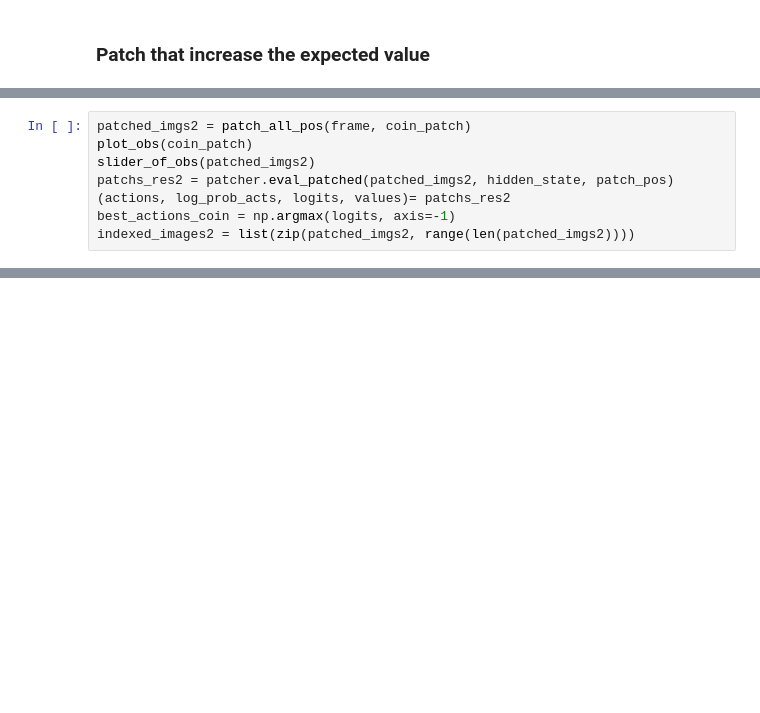
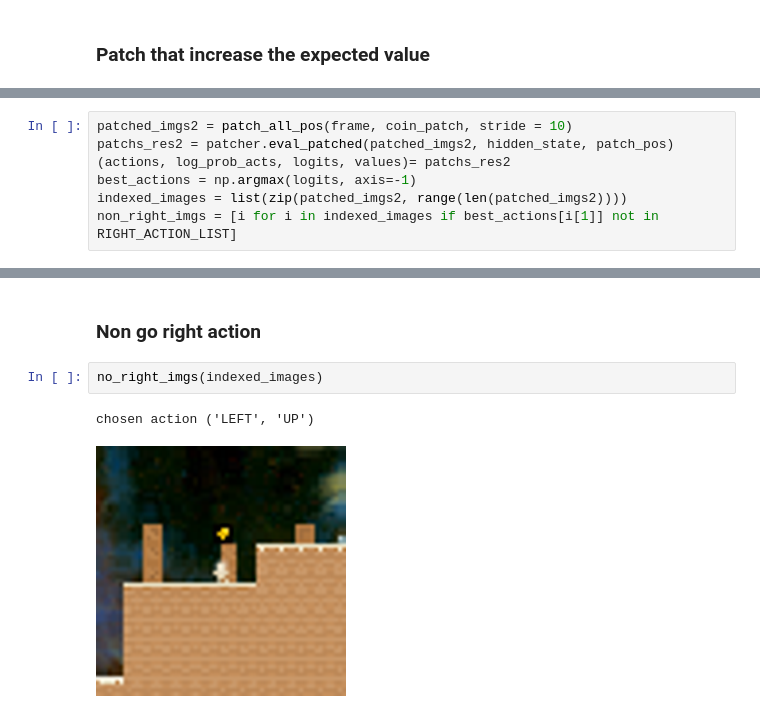
Before and after one commit to Butanium/coinrun-patchs, a Jupyter notebook: coinrun_interp.ipynb, the cells around one changed output, grey strips where cells are left out. Drawn from its saved outputs; the diff is of its cells as text; blank space fills up the shorter version.

```diff
--- a/coinrun_interp.ipynb
+++ b/coinrun_interp.ipynb
@@ -752,8 +752,7 @@ best action: ('RIGHT',)
 # %%
-patched_imgs2 = patch_all_pos(frame, coin_patch)
-plot_obs(coin_patch)
-slider_of_obs(patched_imgs2)
+patched_imgs2 = patch_all_pos(frame, coin_patch, stride = 10)
 patchs_res2 = patcher.eval_patched(patched_imgs2, hidden_state, patch_pos)
 (actions, log_prob_acts, logits, values)= patchs_res2
-best_actions_coin = np.argmax(logits, axis=-1)
-indexed_images2 = list(zip(patched_imgs2, range(len(patched_imgs2))))
+best_actions = np.argmax(logits, axis=-1)
+indexed_images = list(zip(patched_imgs2, range(len(patched_imgs2))))
+non_right_imgs = [i for i in indexed_images if best_actions[i[1]] not in RIGHT_ACTION_LIST]
@@ -777,0 +769,7 @@ best action: ('RIGHT', 'DOWN')
+# %% [markdown]
+### Non go right action
+# %%
+no_right_imgs(indexed_images)
+# %% [output]
+chosen action ('LEFT', 'UP')
+[figure, added]
```
Also changed, not shown: parts of 14 cells of this notebook.
